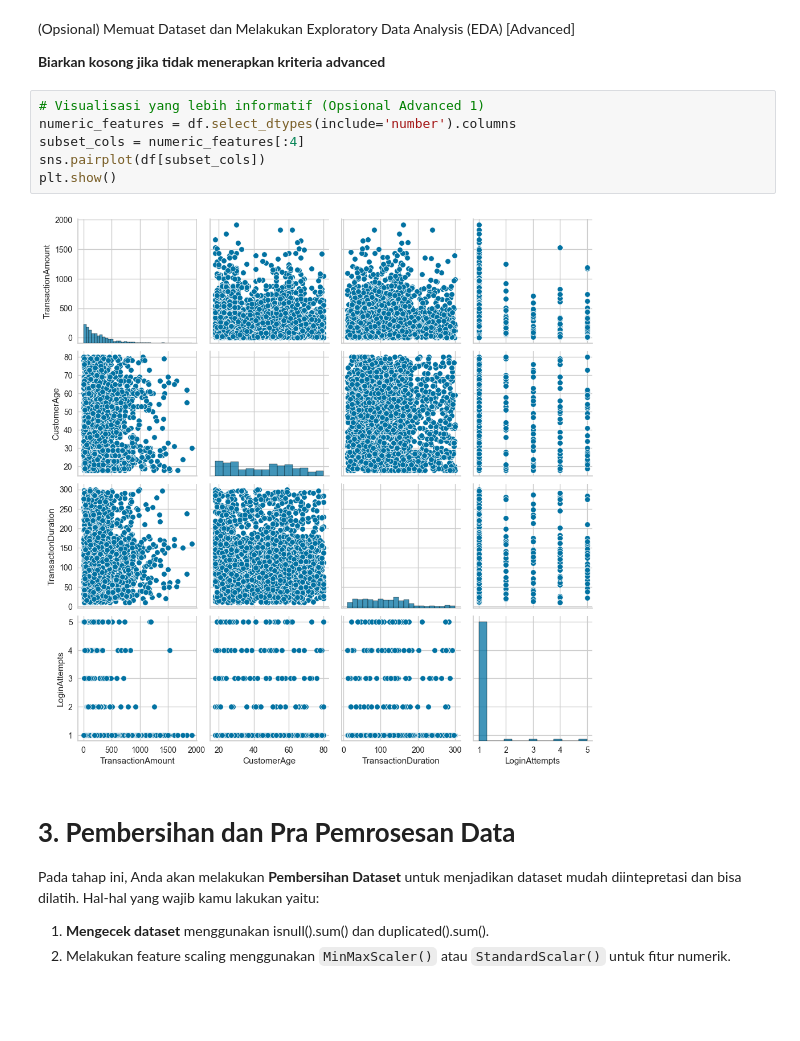
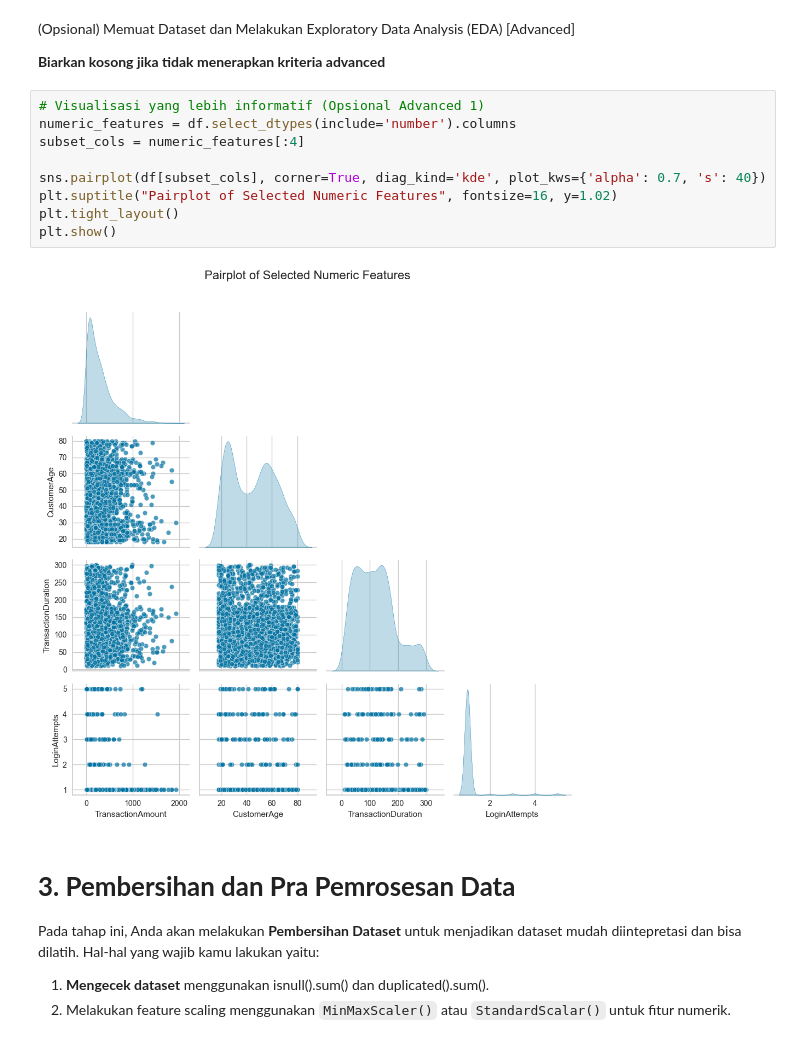
Before and after one commit to adyuta447/bank-transaction-dataset-for-fraud-detection, a Jupyter notebook: [Clustering]_Submission_Akhir_BMLP_Jan_Agra_Adyuta_Harnowo.ipynb, the cells around one changed output. Saved outputs shown, nothing was run; the diff lists cells and outputs as text; blank space fills up the shorter version.

```diff
--- a/[Clustering]_Submission_Akhir_BMLP_Jan_Agra_Adyuta_Harnowo.ipynb
+++ b/[Clustering]_Submission_Akhir_BMLP_Jan_Agra_Adyuta_Harnowo.ipynb
@@ -173,11 +157,14 @@ plt.show()
 # %%
 # Visualisasi yang lebih informatif (Opsional Advanced 1)
 numeric_features = df.select_dtypes(include='number').columns
 subset_cols = numeric_features[:4]
-sns.pairplot(df[subset_cols])
+
+sns.pairplot(df[subset_cols], corner=True, diag_kind='kde', plot_kws={'alpha': 0.7, 's': 40})
+plt.suptitle("Pairplot of Selected Numeric Features", fontsize=16, y=1.02)
+plt.tight_layout()
 plt.show()
 # %% [output]
-[figure, old version]
+[figure, new version]
 # %% [markdown]
 # **3. Pembersihan dan Pra Pemrosesan Data**
 
```
Also changed, not shown: parts of 11 cells of this notebook, 7 other files.
